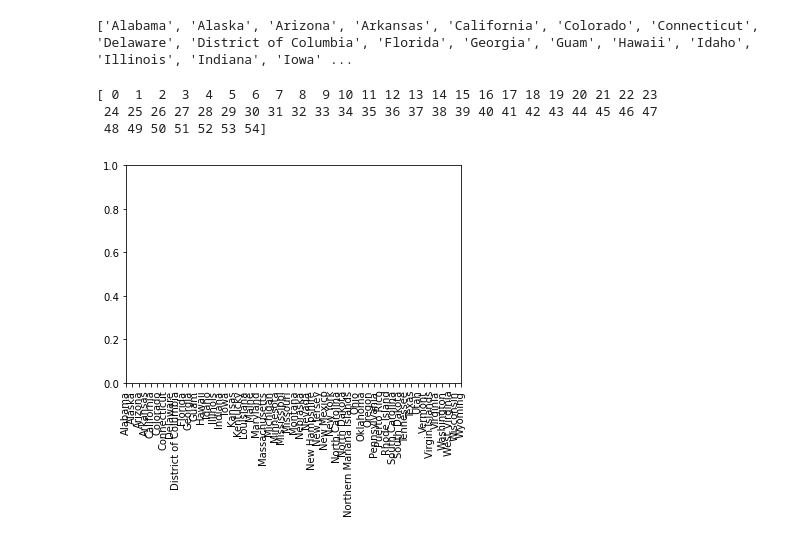
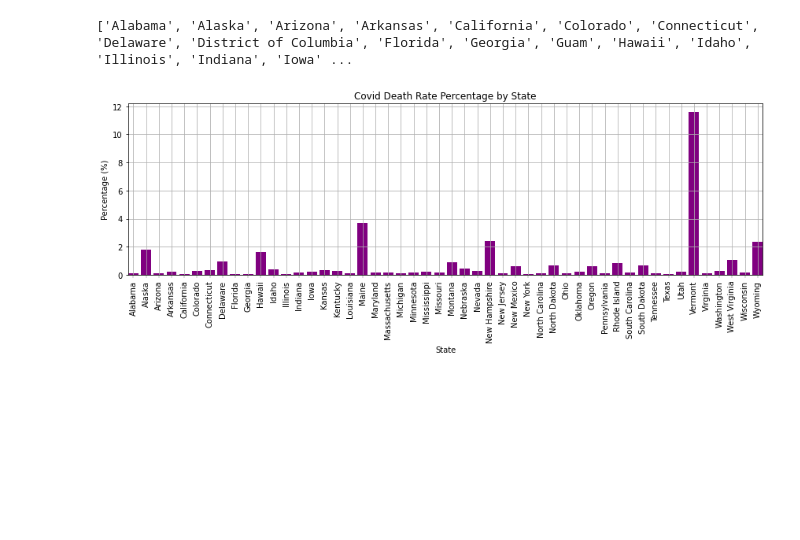
Before and after one commit to carrillofatima/UCI_Project-1_Group, a Jupyter notebook: state_covid_graphs.ipynb, the cells around one changed output. Cells and saved outputs as stored; diff of their text form; code cells hidden in the pictures; blank space fills up the shorter version.

```diff
--- a/state_covid_graphs.ipynb
+++ b/state_covid_graphs.ipynb
@@ -56,6 +65,12 @@ states_positive_df = graph_data.groupby(['States']).sum()
 
 new_positive = states_positive_df.drop(columns=['Unnamed: 0', 'Total negaitive', 'Total test'])
 
+new_positive.drop(['Guam'], axis=0, inplace=True)
+new_positive.drop(['District of Columbia'], axis=0, inplace=True)
+new_positive.drop(['Virgin Islands'], axis=0, inplace=True)
+new_positive.drop(['Northern Mariana Islands'], axis=0, inplace=True)
+new_positive.drop(['Puerto Rico'], axis=0, inplace=True)
+
 new_positive.head(100)
 # %% [output]
 |  | Total positive | deaths |
@@ -101,3 +100,16 @@ dtype: float64
+# %%
+percentage_death_postive = graph_data.drop(columns=['Unnamed: 0', 'date', 'States',
+                                       'Total negaitive', 'Total test'])
+
+percentage_death_postive
+
+percentages = percentage_death_postive['deaths']/percentage_death_postive['Total positive']
+
+round(percentages,4)
+
+new_positive['percentages'] = round((new_positive['deaths']/new_positive['Total positive'])*100 ,5)
+
+final_percentage = new_positive['percentages']
 # %%
 states_only = graph_data.drop(columns=['Unnamed: 0', 'date', 'Total positive',
                                        'Total negaitive', 'Total test', 'deaths'])
@@ -132,27 +144,43 @@ print(states_list)
 # %%
 #x_axis = state amount
 
-x_axis = np.arange(len(new_states_only))
-
-print(x_axis)
+x_axis = np.arange(len(new_positive))
 
 tick_mark = [tick for tick in x_axis]
 
 plt.xticks(tick_mark, ['Alabama', 'Alaska', 'Arizona', 'Arkansas', 'California', 'Colorado',
-                       'Connecticut', 'Delaware', 'District of Columbia', 'Florida',
-                       'Georgia', 'Guam', 'Hawaii', 'Idaho', 'Illinois', 'Indiana', 'Iowa', 'Kansas',
+                       'Connecticut', 'Delaware', 'Florida',
+                       'Georgia', 'Hawaii', 'Idaho', 'Illinois', 'Indiana', 'Iowa', 'Kansas',
                        'Kentucky', 'Louisiana', 'Maine', 'Maryland', 'Massachusetts', 'Michigan', 'Minnesota',
                        'Mississippi', 'Missouri', 'Montana', 'Nebraska', 'Nevada', 'New Hampshire', 'New Jersey',
-                       'New Mexico', 'New York', 'North Carolina', 'North Dakota', 'Northern Mariana Islands', 'Ohio',
-                       'Oklahoma', 'Oregon', 'Pennsylvania', 'Puerto Rico', 'Rhode Island', 'South Carolina',
-                       'South Dakota', 'Tennessee', 'Texas', 'Utah', 'Vermont', 'Virgin Islands', 'Virginia',
+                       'New Mexico', 'New York', 'North Carolina', 'North Dakota', 'Ohio',
+                       'Oklahoma', 'Oregon', 'Pennsylvania','Rhode Island', 'South Carolina',
+                       'South Dakota', 'Tennessee', 'Texas', 'Utah', 'Vermont', 'Virginia',
                        'Washington', 'West Virginia', 'Wisconsin', 'Wyoming'], rotation = 'vertical')
 
 
 
-plt.show()
+
+plt.bar(x_axis, final_percentage, color="purple")
+
+plt.tick_params(axis='x', which='major', labelsize=10, width=0.25)
+
+plt.gca().margins(x=0)
+plt.gcf().canvas.draw()
+tl = plt.gca().get_xticklabels()
+maxsize = max([t.get_window_extent().width for t in tl])
+m = 0.2 # inch margin
+s = maxsize/plt.gcf().dpi*55+2*m
+margin = m/plt.gcf().get_size_inches()[0]
+
+plt.gcf().subplots_adjust(left=margin, right=1.-margin)
+plt.gcf().set_size_inches(12, plt.gcf().get_size_inches()[1])
+
+plt.title("Covid Death Rate Percentage by State")
+plt.ylabel("Percentage (%)")
+plt.xlabel("State")
+plt.grid()
+
+plt.savefig("percentages_vs_states", dpi=300)
 # %% [output]
-[ 0  1  2  3  4  5  6  7  8  9 10 11 12 13 14 15 16 17 18 19 20 21 22 23
- 24 25 26 27 28 29 30 31 32 33 34 35 36 37 38 39 40 41 42 43 44 45 46 47
- 48 49 50 51 52 53 54]
-[figure, old version]
+[figure, new version]
```
Also changed, not shown: parts of 6 cells of this notebook.
